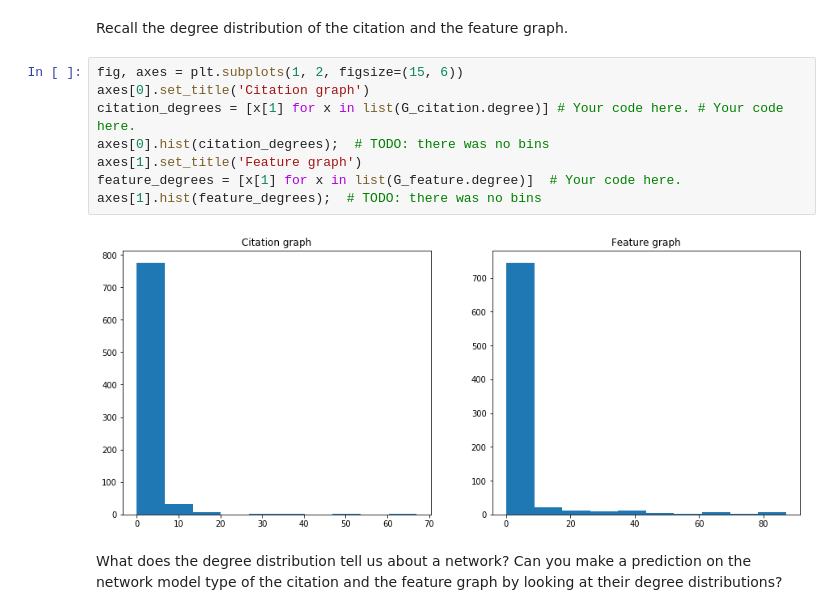
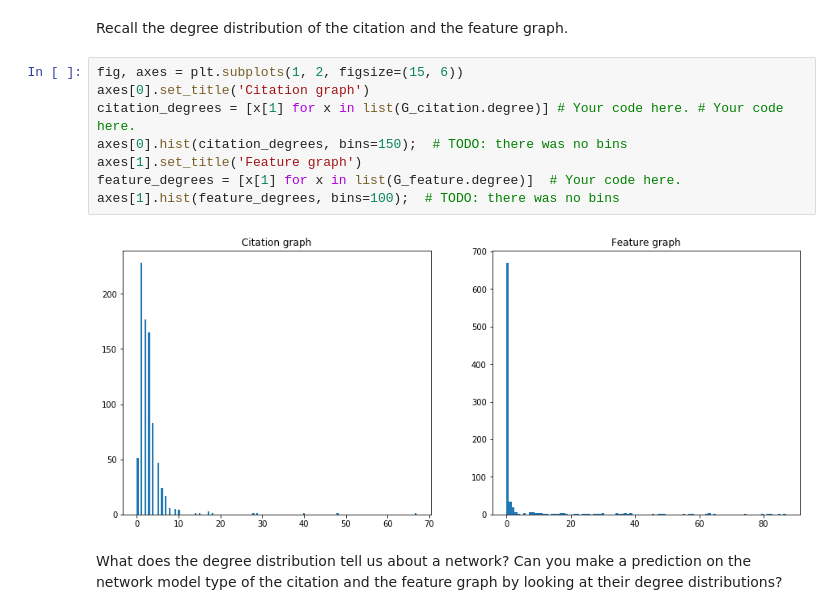
Before and after one commit to JelenaBanjac/network-science-and-graphs, a Jupyter notebook: 1_network_science.ipynb, the cells around one changed output. Cells and saved outputs as stored; diff of their text form.

```diff
--- a/1_network_science.ipynb
+++ b/1_network_science.ipynb
@@ -564,13 +560,13 @@ Recall the degree distribution of the citation and the feature graph.
 # %%
 fig, axes = plt.subplots(1, 2, figsize=(15, 6))
 axes[0].set_title('Citation graph')
 citation_degrees = [x[1] for x in list(G_citation.degree)] # Your code here. # Your code here.
-axes[0].hist(citation_degrees);  # TODO: there was no bins
+axes[0].hist(citation_degrees, bins=150);  # TODO: there was no bins
 axes[1].set_title('Feature graph')
 feature_degrees = [x[1] for x in list(G_feature.degree)]  # Your code here.
-axes[1].hist(feature_degrees);  # TODO: there was no bins
+axes[1].hist(feature_degrees, bins=100);  # TODO: there was no bins
 # %% [output]
-[figure, old version]
+[figure, new version]
 # %% [markdown]
 What does the degree distribution tell us about a network? Can you make a prediction on the network model type of the citation and the feature graph by looking at their degree distributions?
 # %% [markdown]
```
Also changed, not shown: parts of 25 cells of this notebook, 1 other file.
